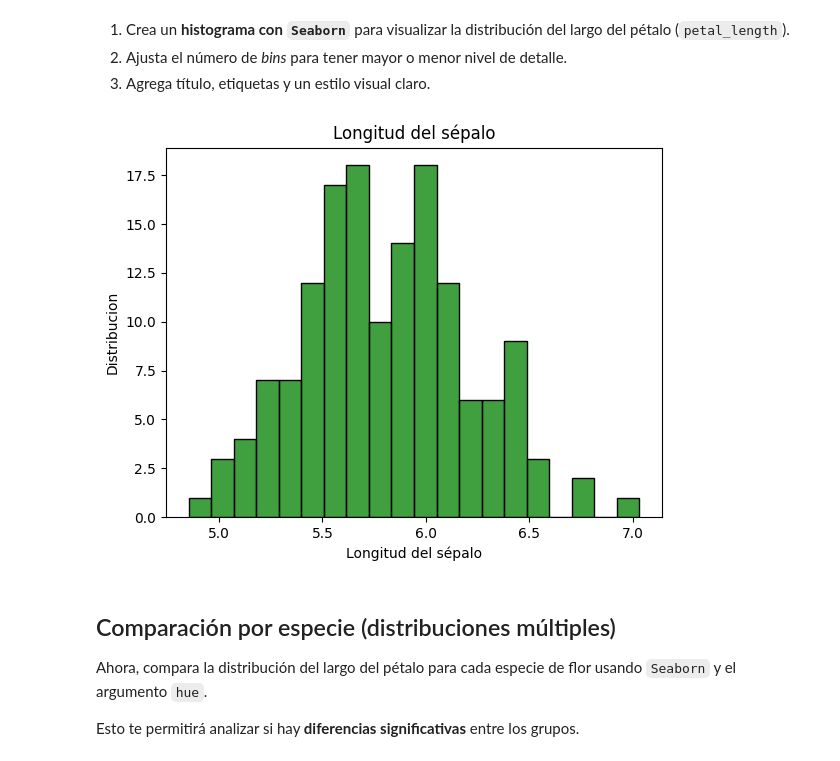
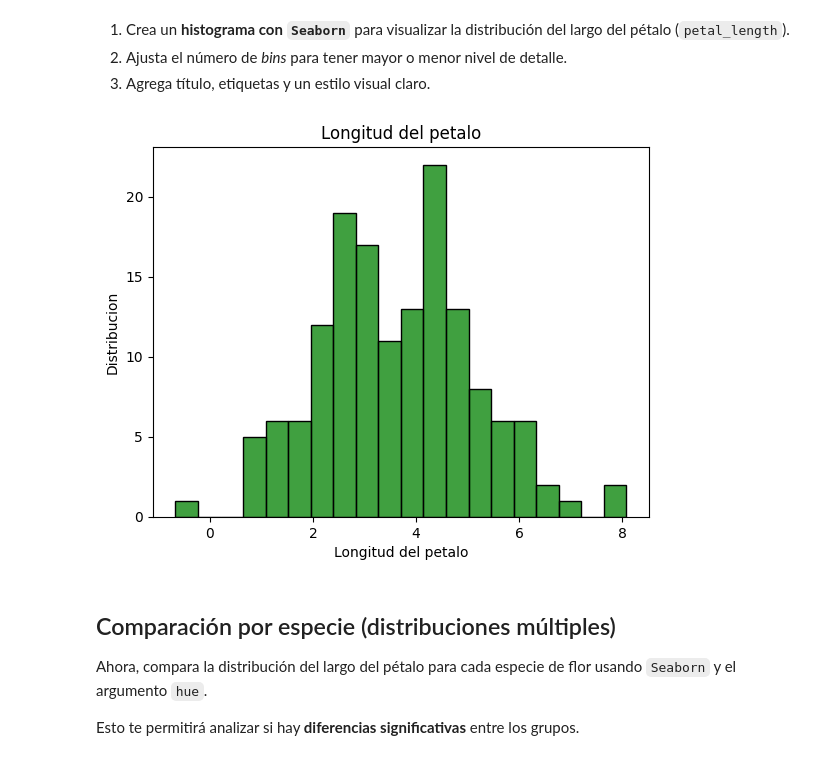
Before and after one commit to 4GeeksAcademy/Jese_David-visualization-exercises-with-matplot-and-seaborn, a Jupyter notebook: notebook/problems.es.ipynb, the cells around one changed output. Cells and saved outputs as stored; diff of their text form; code cells hidden in the pictures.

```diff
--- a/notebook/problems.es.ipynb
+++ b/notebook/problems.es.ipynb
@@ -214,13 +214,13 @@ df_iris.head() # Mostrar DataFrame
 3. Agrega título, etiquetas y un estilo visual claro.
 # %%
 # tu código
-sns.histplot(data=df_iris, x='sepal_length', bins=20, color='green')
-plt.title("Longitud del sépalo")
-plt.xlabel("Longitud del sépalo")
+sns.histplot(data=df_iris, x='petal_length', bins=20, color='green')
+plt.title("Longitud del petalo")
+plt.xlabel("Longitud del petalo")
 plt.ylabel("Distribucion")
 plt.show()
 # %% [output]
-[figure, old version]
+[figure, new version]
 # %% [markdown]
 ## Comparación por especie (distribuciones múltiples)
 
```
Also changed, not shown: parts of 7 cells of this notebook.
